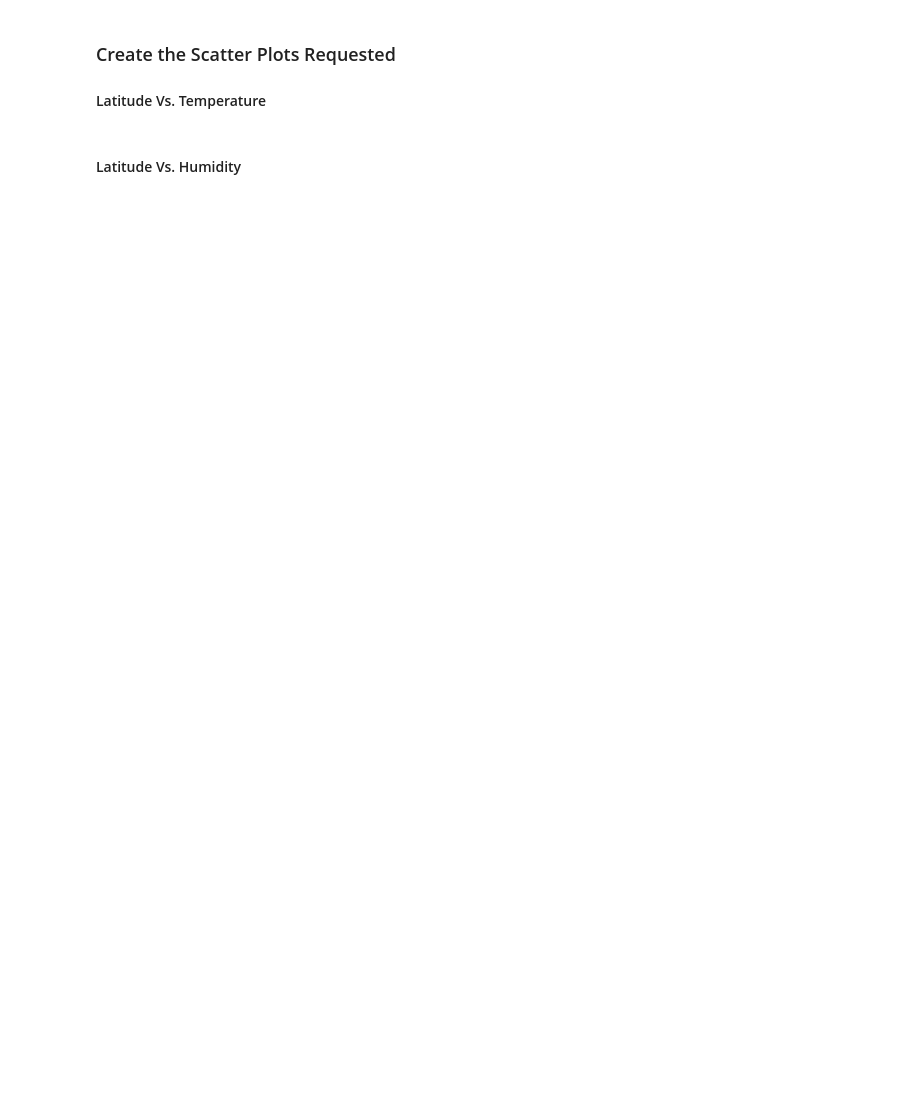
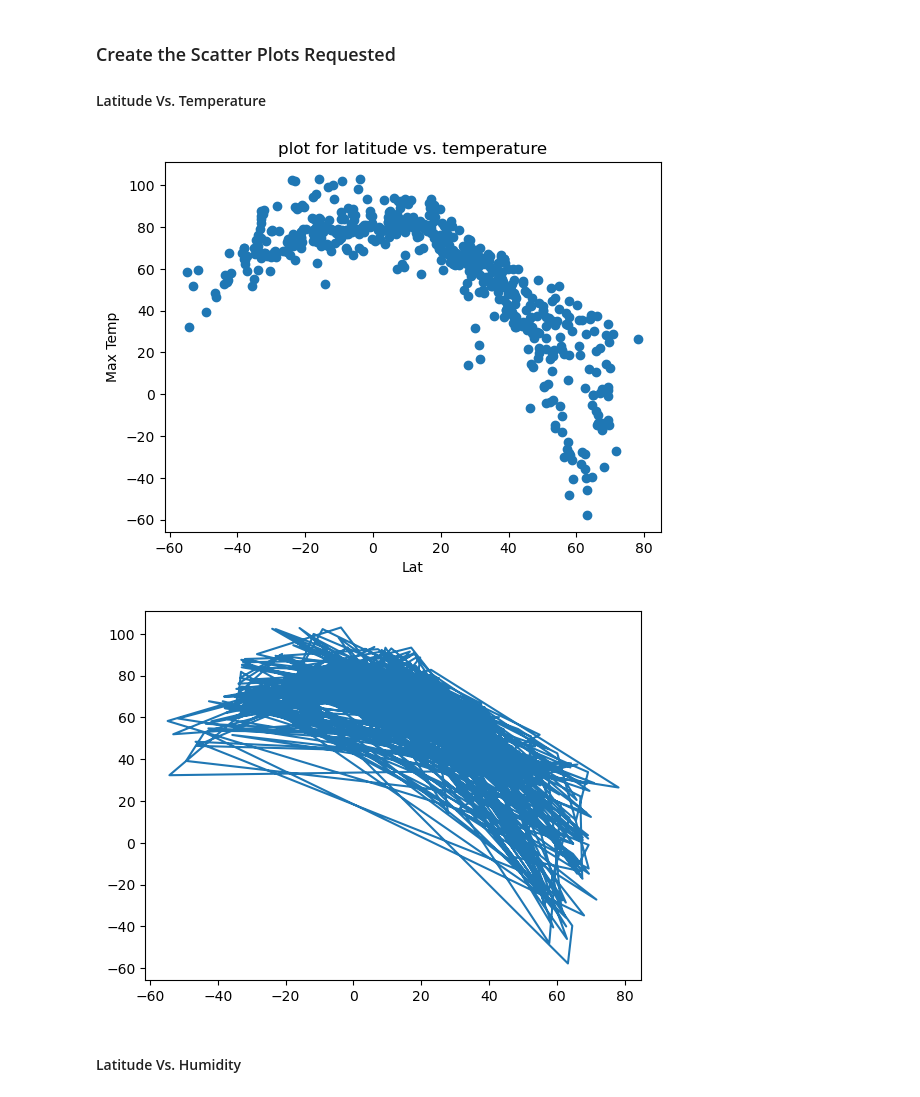
Before and after one commit to eyilma8/python-api-challenge, a Jupyter notebook: WeatherPy/WeatherPy.ipynb, the cells around one changed output. Drawn from its saved outputs; the diff is of its cells as text; code cells hidden in the pictures; blank space fills up the shorter version.

```diff
--- a/WeatherPy/WeatherPy.ipynb
+++ b/WeatherPy/WeatherPy.ipynb
@@ -164,15 +245,32 @@ city_data_df.head()
 # %%
 # Build scatter plot for latitude vs. temperature
 # YOUR CODE HERE
+x = city_data_df['Lat']
+y = city_data_df['Max Temp']
+
+plt.scatter(x, y)
+
+# Add labels and title to plot
+plt.xlabel("Lat")
+plt.ylabel("Max Temp")
+plt.title('plot for latitude vs. temperature')
+
+# Display plot
+plt.show()
+
 
 # Incorporate the other graph properties
-# YOUR CODE HERE
+
+plt.plot(x, y)
 
 # Save the figure
 plt.savefig("output_data/Fig1.png")
 
 # Show plot
 plt.show()
+# %% [output]
+[figure, added]
+[figure, added]
 # %% [markdown]
 #### Latitude Vs. Humidity
 # %%
```
Also changed, not shown: parts of 30 cells of this notebook, 5 other files.
